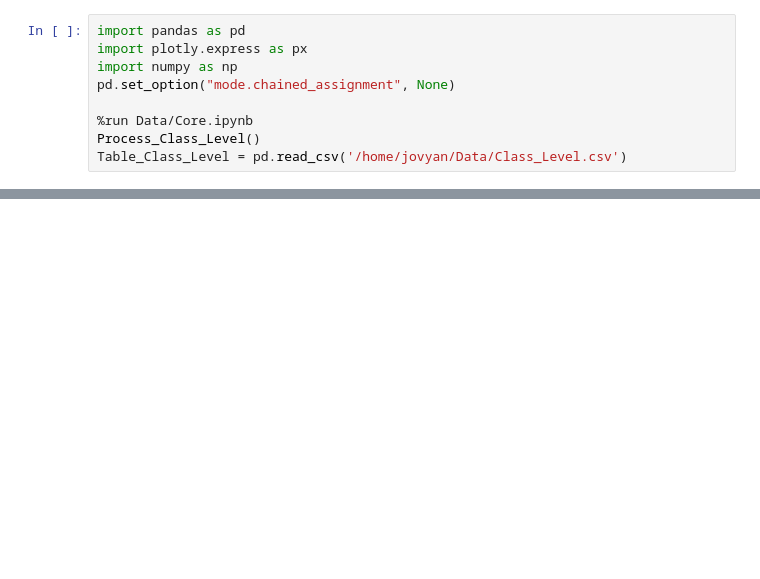
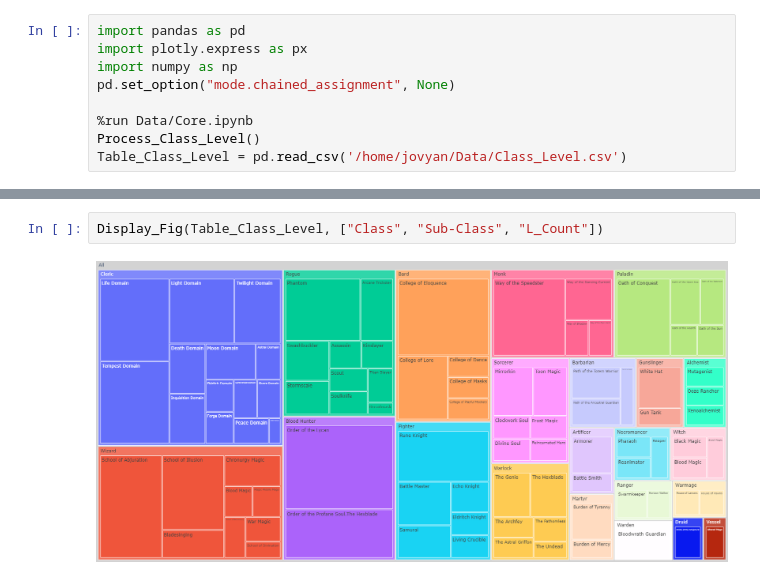
Before and after one commit to flashkid10/my-binder, a Jupyter notebook: Class_Level_TreeMap.ipynb, the cells around one changed output, grey strips where cells are left out. Cells and saved outputs as stored; diff of their text form; blank space fills up the shorter version.

```diff
--- a/Class_Level_TreeMap.ipynb
+++ b/Class_Level_TreeMap.ipynb
@@ -13,0 +14,4 @@ Display_Fig(Table_Class_Level, ["Class", "Sub-Class", "C_Count"])
+# %%
+Display_Fig(Table_Class_Level, ["Class", "Sub-Class", "L_Count"])
+# %% [output]
+[figure, added]
```
Also changed, not shown: parts of 1 cell of this notebook.
